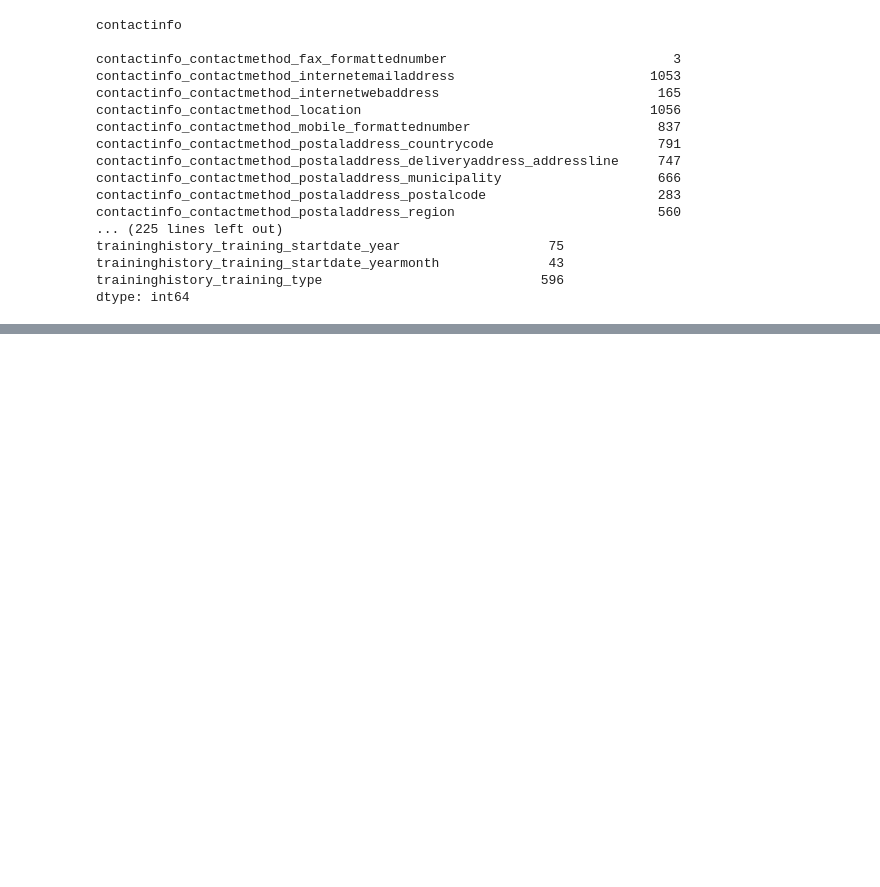
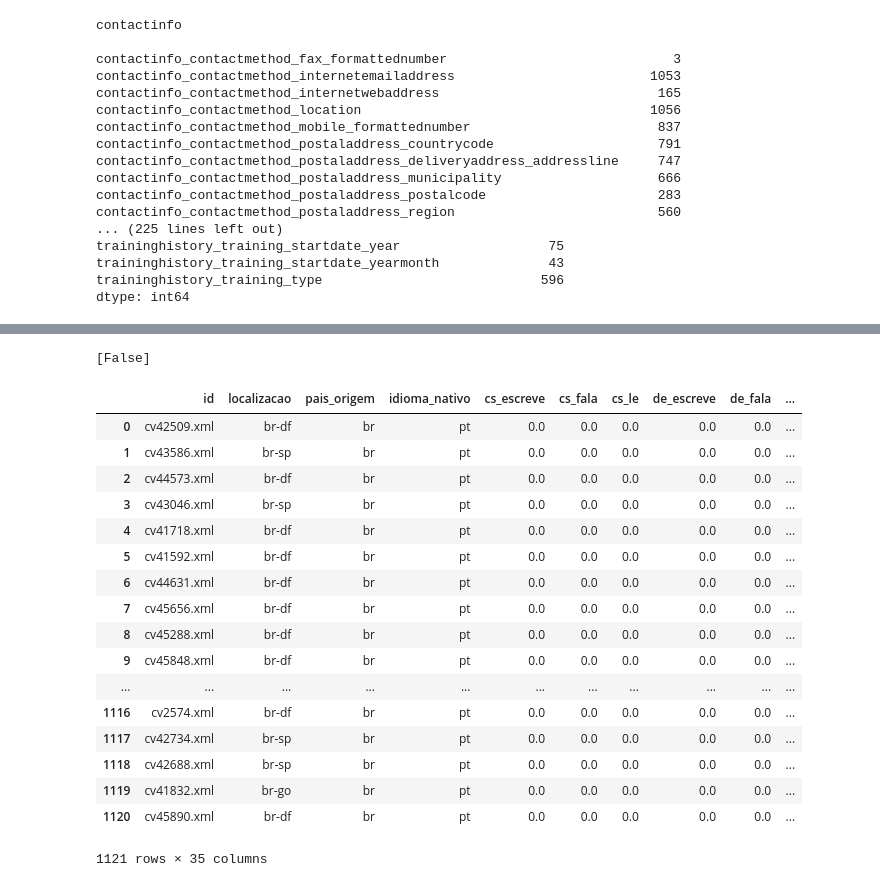
Before and after one commit to rnmourao/mudanca_emprego, a Jupyter notebook: src/06_preparando.ipynb, the cells around one changed output, grey strips where cells are left out. Drawn from its saved outputs; the diff is of its cells as text; code cells hidden in the pictures; blank space fills up the shorter version.

```diff
--- a/src/06_preparando.ipynb
+++ b/src/06_preparando.ipynb
@@ -114,0 +115,12 @@ schoolorinstitution:
+# %%
+df = contactinfo[['id', 'contactinfo_contactmethod_postaladdress_region']]
+df.is_copy = False
+df.columns = ['id', 'localizacao']
+df['localizacao'].fillna('br-df', inplace=True)
+# %%
+temp = culture[['id', 'culture_country', 'culture_language']]
+temp.columns = ['id', 'pais_origem', 'idioma_nativo']
+df = df.merge(temp, how='left', on='id')
+df.is_copy = False
+print np.unique(df.isnull().any(axis=1))
+df
@@ -114,0 +186,25 @@ schoolorinstitution:
+# %%
+df = df.merge(temp, how='left', on='id')
+df.is_copy = False
+print np.unique(df.isnull().any(axis=1))
+df
+# %% [output]
+[False]
+|  | id | localizacao | pais_origem | idioma_nativo | cs_escreve | cs_fala | cs_le | de_escreve | de_fala | ... |
+| 0 | cv42509.xml | br-df | br | pt | 0.0 | 0.0 | 0.0 | 0.0 | 0.0 | ... |
+| 1 | cv43586.xml | br-sp | br | pt | 0.0 | 0.0 | 0.0 | 0.0 | 0.0 | ... |
+| 2 | cv44573.xml | br-df | br | pt | 0.0 | 0.0 | 0.0 | 0.0 | 0.0 | ... |
+| 3 | cv43046.xml | br-sp | br | pt | 0.0 | 0.0 | 0.0 | 0.0 | 0.0 | ... |
+| 4 | cv41718.xml | br-df | br | pt | 0.0 | 0.0 | 0.0 | 0.0 | 0.0 | ... |
+| 5 | cv41592.xml | br-df | br | pt | 0.0 | 0.0 | 0.0 | 0.0 | 0.0 | ... |
+| 6 | cv44631.xml | br-df | br | pt | 0.0 | 0.0 | 0.0 | 0.0 | 0.0 | ... |
+| 7 | cv45656.xml | br-df | br | pt | 0.0 | 0.0 | 0.0 | 0.0 | 0.0 | ... |
+| 8 | cv45288.xml | br-df | br | pt | 0.0 | 0.0 | 0.0 | 0.0 | 0.0 | ... |
+| 9 | cv45848.xml | br-df | br | pt | 0.0 | 0.0 | 0.0 | 0.0 | 0.0 | ... |
+| ... | ... | ... | ... | ... | ... | ... | ... | ... | ... | ... |
+| 1116 | cv2574.xml | br-df | br | pt | 0.0 | 0.0 | 0.0 | 0.0 | 0.0 | ... |
+| 1117 | cv42734.xml | br-sp | br | pt | 0.0 | 0.0 | 0.0 | 0.0 | 0.0 | ... |
+| 1118 | cv42688.xml | br-sp | br | pt | 0.0 | 0.0 | 0.0 | 0.0 | 0.0 | ... |
+| 1119 | cv41832.xml | br-go | br | pt | 0.0 | 0.0 | 0.0 | 0.0 | 0.0 | ... |
+| 1120 | cv45890.xml | br-df | br | pt | 0.0 | 0.0 | 0.0 | 0.0 | 0.0 | ... |
+1121 rows × 35 columns
```
Also changed, not shown: parts of 3 cells of this notebook.
